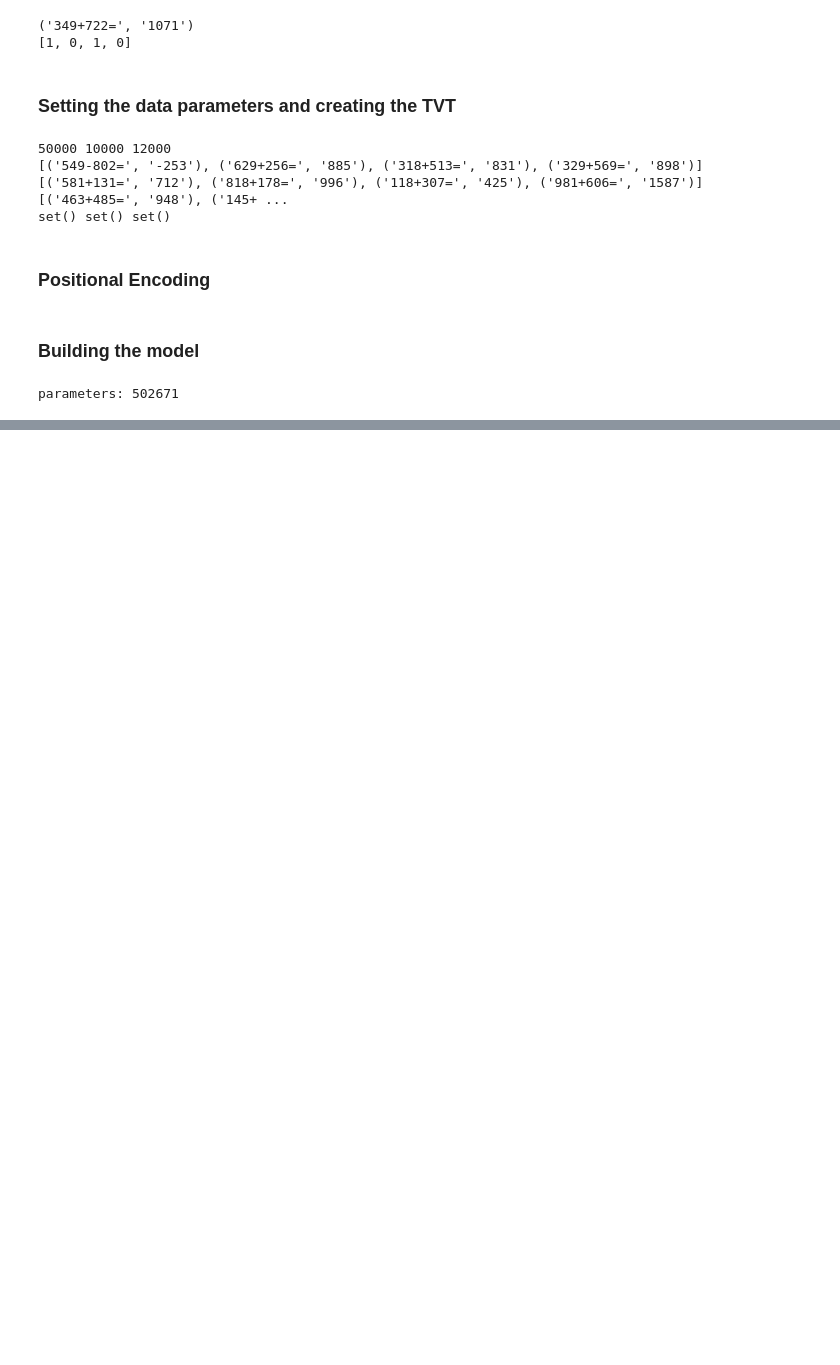
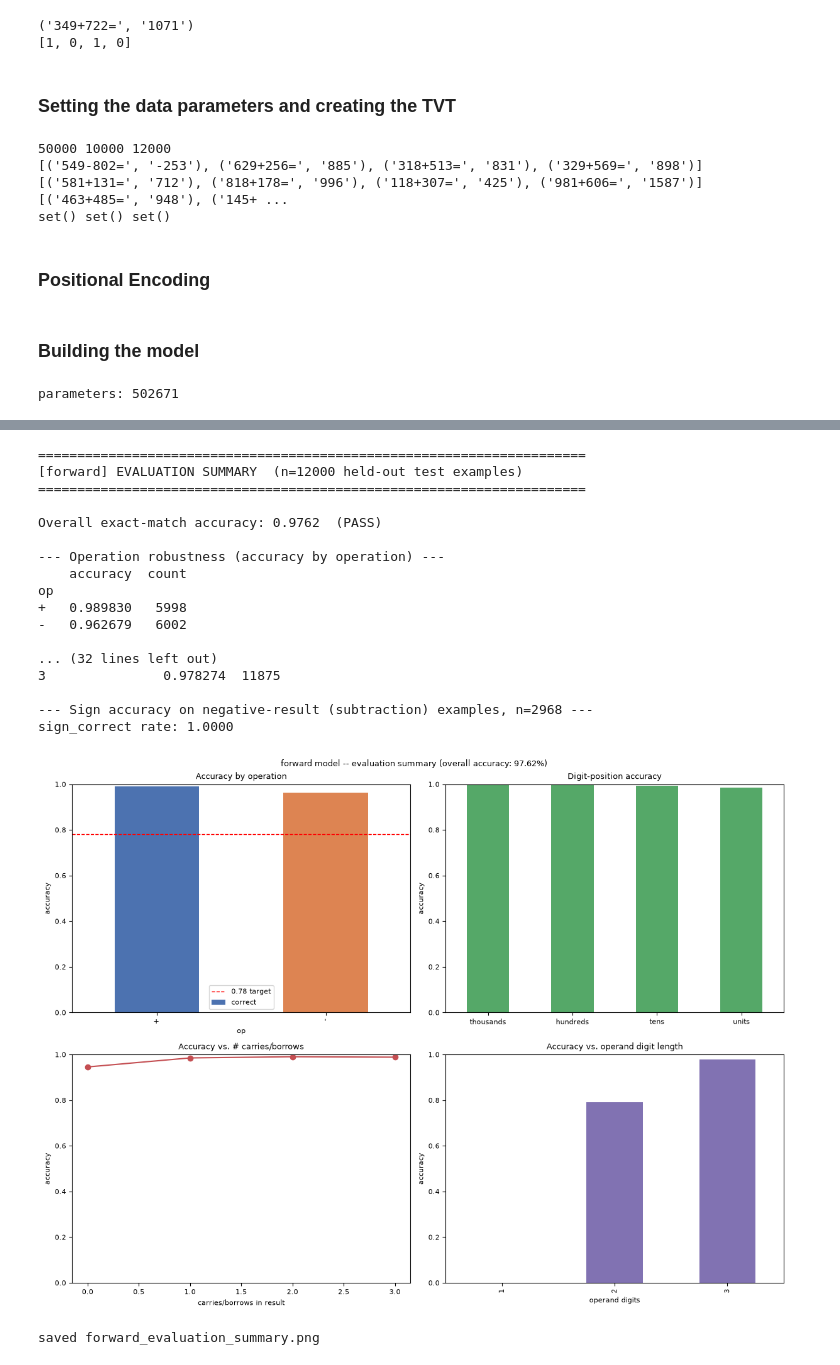
Before and after one commit to omar-thompson/IFN680---Assessments-, a Jupyter notebook: project_5/LLMForward.ipynb, the cells around one changed output, grey strips where cells are left out. Saved outputs shown, nothing was run; the diff lists cells and outputs as text; code cells hidden in the pictures; blank space fills up the shorter version.

```diff
--- a/project_5/LLMForward.ipynb
+++ b/project_5/LLMForward.ipynb
@@ -244,0 +572,77 @@ parameters: 502671
+# %%
+digit_cols = ["thousands_correct", "hundreds_correct", "tens_correct", "units_correct"]
+
+overall_acc = eval_df["correct"].mean()
+print(f"\n{'='*70}\n[{MODE_NAME}] EVALUATION SUMMARY  (n={len(eval_df)} held-out test examples)\n{'='*70}")
+
+print(f"\nOverall exact-match accuracy: {overall_acc:.4f}  "
+      f"({'PASS' if overall_acc >= 0.78 else 'BELOW 0.78 TARGET'})")
+
+print("\n--- Operation robustness (accuracy by operation) ---")
+print(eval_df.groupby("op")["correct"].agg(["mean", "count"]).rename(columns={"mean": "accuracy"}))
+
+print("\n--- Digit-position accuracy (units / tens / hundreds / thousands) ---")
+print(eval_df[digit_cols].mean().rename("accuracy"))
+
+print("\n--- Digit-position accuracy, split by operation ---")
+print(eval_df.groupby("op")[digit_cols].mean())
+
+print("\n--- Accuracy vs. presence of a carry/borrow ---")
+print(eval_df.groupby("has_carry_or_borrow")["correct"].agg(["mean", "count"]).rename(columns={"mean": "accuracy"}))
+
+print("\n--- Accuracy vs. number of carries/borrows in the result ---")
+print(eval_df.groupby("n_carries_or_borrows")["correct"].agg(["mean", "count"]).rename(columns={"mean": "accuracy"}))
+
+print("\n--- Accuracy vs. operand digit length ---")
+print(eval_df.groupby("operand_length")["correct"].agg(["mean", "count"]).rename(columns={"mean": "accuracy"}))
+
+neg_examples = eval_df[eval_df["true_result"] < 0]
+print(f"\n--- Sign accuracy on negative-result (subtraction) examples, n={len(neg_examples)} ---")
+if len(neg_examples) > 0:
+    print(f"sign_correct rate: {neg_examples['sign_correct'].mean():.4f}")
+
+# --- plots ---
+fig, axes = plt.subplots(2, 2, figsize=(12, 9))
+fig.suptitle(f"{MODE_NAME} model -- evaluation summary (overall accuracy: {overall_acc:.2%})")
+
+eval_df.groupby("op")["correct"].mean().plot(kind="bar", ax=axes[0, 0], color=["#4C72B0", "#DD8452"])
+axes[0, 0].set_title("Accuracy by operation"); axes[0, 0].set_ylim(0, 1); axes[0, 0].set_ylabel("accuracy")
+axes[0, 0].axhline(0.78, color="red", linestyle="--", linewidth=1, label="0.78 target")
+axes[0, 0].legend()
+
+eval_df[digit_cols].mean().plot(kind="bar", ax=axes[0, 1], color="#55A868")
+axes[0, 1].set_title("Digit-position accuracy"); axes[0, 1].set_ylim(0, 1); axes[0, 1].set_ylabel("accuracy")
+axes[0, 1].set_xticklabels(["thousands", "hundreds", "tens", "units"], rotation=0)
+
+eval_df.groupby("n_carries_or_borrows")["correct"].mean().plot(ax=axes[1, 0], marker="o", color="#C44E52")
+axes[1, 0].set_title("Accuracy vs. # carries/borrows"); axes[1, 0].set_ylim(0, 1)
+axes[1, 0].set_xlabel("carries/borrows in result"); axes[1, 0].set_ylabel("accuracy")
+
+eval_df.groupby("operand_length")["correct"].mean().plot(kind="bar", ax=axes[1, 1], color="#8172B2")
+axes[1, 1].set_title("Accuracy vs. operand digit length"); axes[1, 1].set_ylim(0, 1)
+axes[1, 1].set_xlabel("operand digits"); axes[1, 1].set_ylabel("accuracy")
+
+plt.tight_layout()
+plt.savefig(f"{MODE_NAME}_evaluation_summary.png", dpi=150)
+plt.show()
+print(f"\nsaved {MODE_NAME}_evaluation_summary.png")
+# %% [output]
+======================================================================
+[forward] EVALUATION SUMMARY  (n=12000 held-out test examples)
+======================================================================
+
+Overall exact-match accuracy: 0.9762  (PASS)
+
+--- Operation robustness (accuracy by operation) ---
+    accuracy  count
+op
++   0.989830   5998
+-   0.962679   6002
+
+... (32 lines left out)
+3               0.978274  11875
+
+--- Sign accuracy on negative-result (subtraction) examples, n=2968 ---
+sign_correct rate: 1.0000
+[figure, added]
+saved forward_evaluation_summary.png
```
Also changed, not shown: parts of 9 cells of this notebook, 4 other files.
